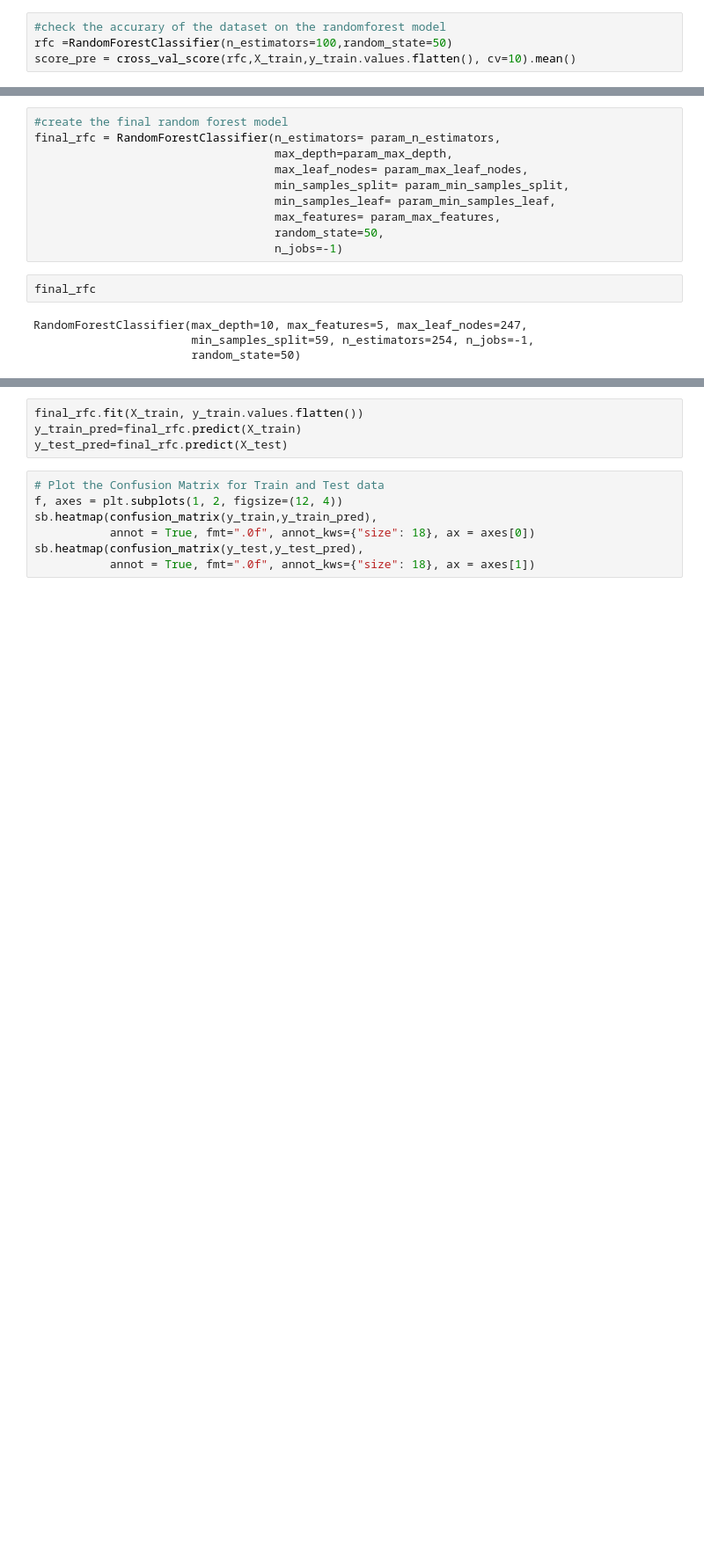
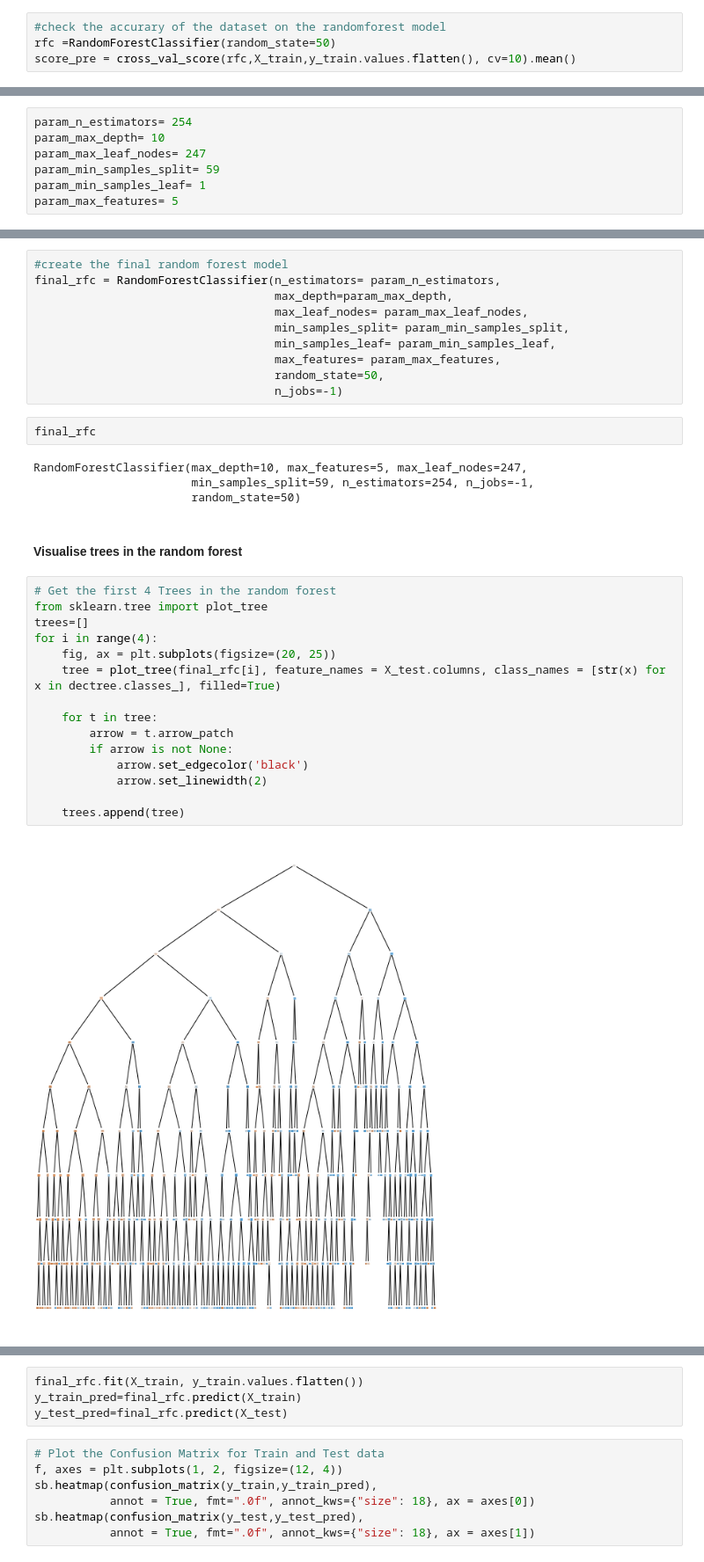
Before and after one commit to yangzhloop/IE0005_miniproject, a Jupyter notebook: Group 7 IE0005 Mini Project.ipynb, the cells around one changed output, grey strips where cells are left out. Shown at 88% size. Saved outputs shown, nothing was run; the diff lists cells and outputs as text; blank space fills up the shorter version.

```diff
--- a/Group 7 IE0005 Mini Project.ipynb
+++ b/Group 7 IE0005 Mini Project.ipynb
@@ -553,7 +720,7 @@ from sklearn.model_selection import cross_val_score
 ![k-fold CV](https://miro.medium.com/max/1400/1*AAwIlHM8TpAVe4l2FihNUQ.png)
 # %%
 #check the accurary of the dataset on the randomforest model
-rfc =RandomForestClassifier(n_estimators=100,random_state=50)
+rfc =RandomForestClassifier(random_state=50)
 score_pre = cross_val_score(rfc,X_train,y_train.values.flatten(), cv=10).mean()
 # %%
 print('Accuracy of the default model:',score_pre)
@@ -996,3 +1179,10 @@ max_features: 5
+# %%
+param_n_estimators= 254
+param_max_depth= 10
+param_max_leaf_nodes= 247
+param_min_samples_split= 59
+param_min_samples_leaf= 1
+param_max_features= 5
 # %% [markdown]
 ___
 ### Test accuracy on test dataset
@@ -1012,3 +1202,22 @@ final_rfc
 RandomForestClassifier(max_depth=10, max_features=5, max_leaf_nodes=247,
                        min_samples_split=59, n_estimators=254, n_jobs=-1,
                        random_state=50)
+# %% [markdown]
+#### Visualise trees in the random forest
+# %%
+# Get the first 4 Trees in the random forest
+from sklearn.tree import plot_tree
+trees=[]
+for i in range(4):
+    fig, ax = plt.subplots(figsize=(20, 25))
+    tree = plot_tree(final_rfc[i], feature_names = X_test.columns, class_names = [str(x) for x in dectree.classes_], filled=True)
+
+    for t in tree:
+        arrow = t.arrow_patch
+        if arrow is not None:
+            arrow.set_edgecolor('black')
+            arrow.set_linewidth(2)
+
+    trees.append(tree)
+# %% [output]
+[figure, added]
```
Also changed, not shown: parts of 48 cells of this notebook.
